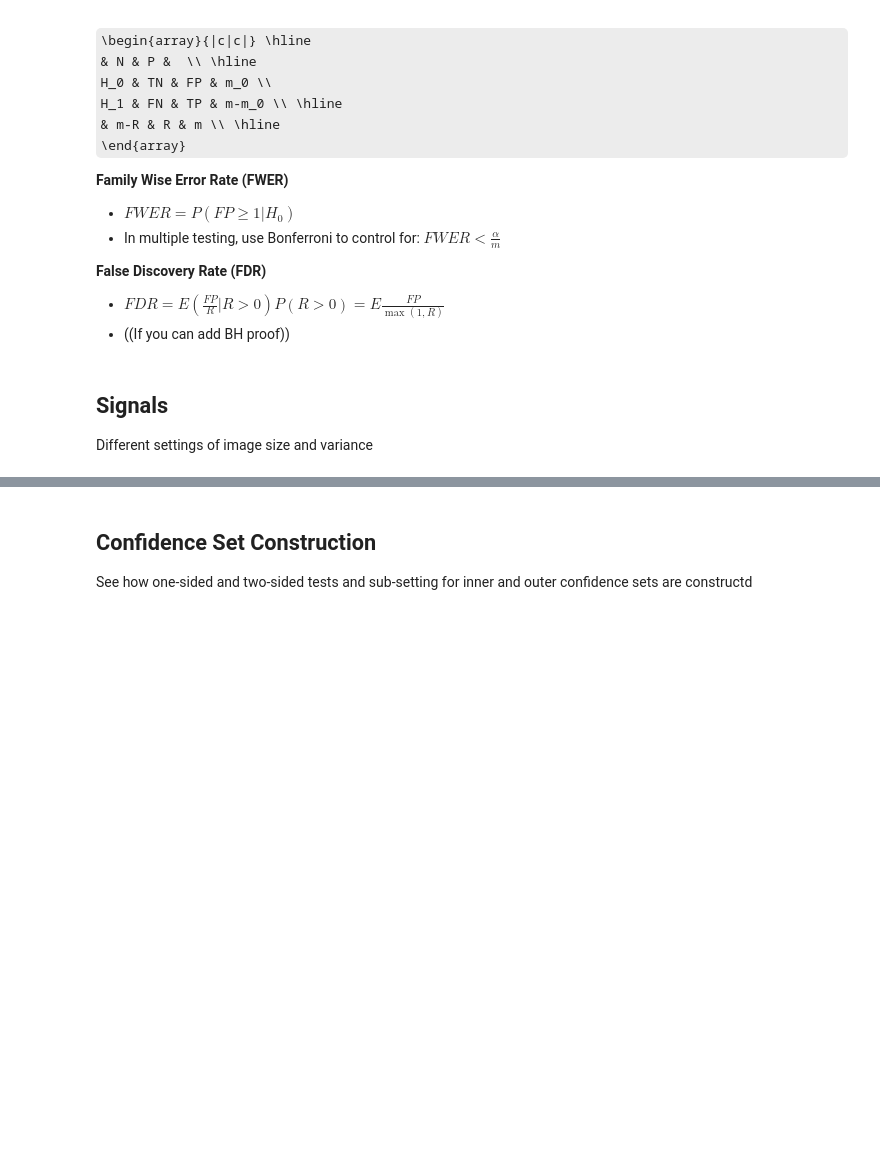
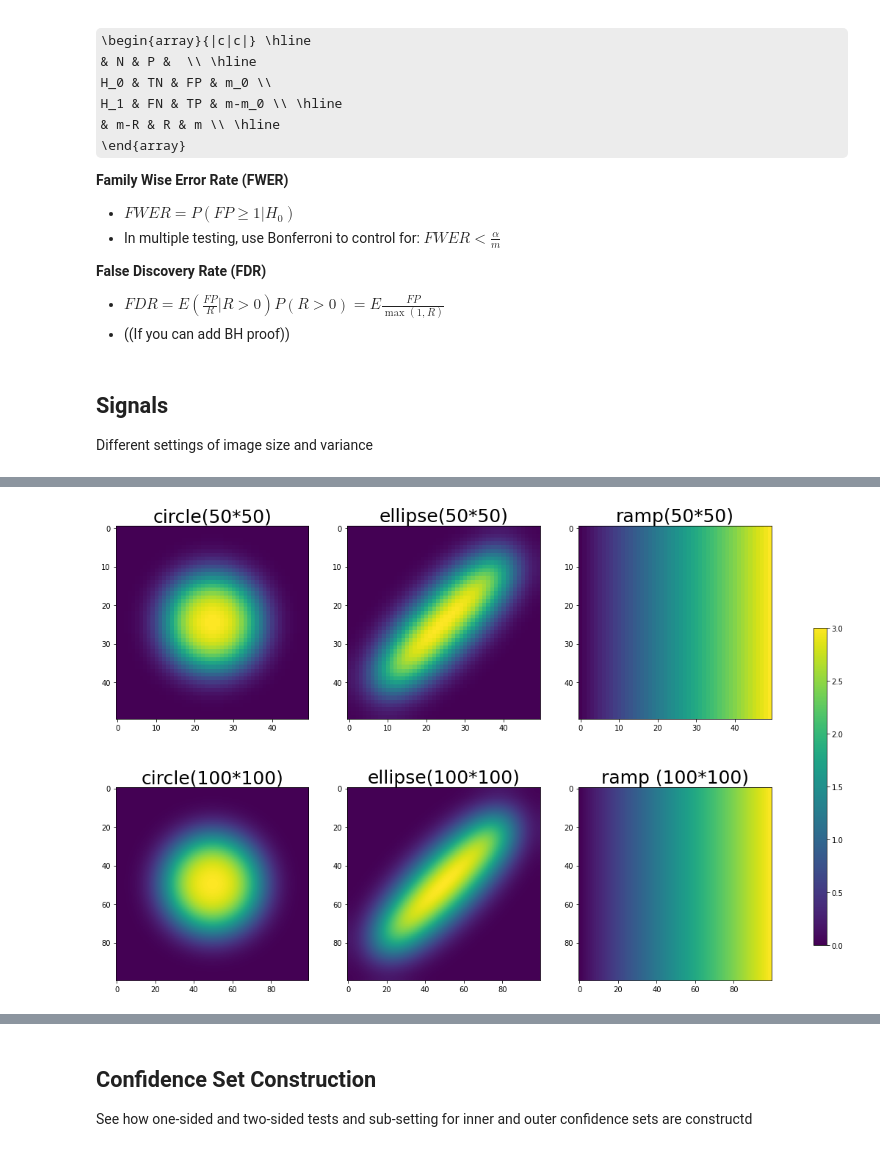
Before and after one commit to HowonRyu/ConfidenceSet, a Jupyter notebook: example/Independent_Studies_2023Winter.ipynb, the cells around one changed output, grey strips where cells are left out. Cells and saved outputs as stored; diff of their text form; code cells hidden in the pictures; some formulas as TeX source; blank space fills up the shorter version.

```diff
--- a/example/Independent_Studies_2023Winter.ipynb
+++ b/example/Independent_Studies_2023Winter.ipynb
@@ -141,0 +70,95 @@ plt.show()
+# %%
+#settings
+dim_100 = (80,100,100)
+dim_50 = (80, 50, 50)
+std = 3
+mag = 3
+r = 0.5
+f50 = 10
+f100 = 10*2
+
+spec_cir_50 = {'a':r, 'b':r, 'std':std,'mag':mag, 'fwhm_noise':0, 'fwhm_signal':f50}
+spec_elp_50 = {'a':r*2, 'b':r*0.5, 'std':std,'mag':mag, 'fwhm_noise':0, 'fwhm_signal':f50}
+spec_ramp_50 = {'direction':1, 'std':std,'mag':(0,3), 'fwhm_noise':0}
+spec_cir_50_smth = {'a':r, 'b':r, 'std':std, 'mag':mag, 'fwhm_noise':3/2, 'fwhm_signal':f50}
+spec_elp_50_smth = {'a':r*2, 'b':r*0.5, 'std':std,'mag':mag, 'fwhm_noise':3/2, 'fwhm_signal':f50}
+spec_ramp_50_smth = {'direction':1, 'std':std, 'mag':(0,3), 'fwhm_noise':3/2}
+
+
+spec_cir_100 = {'a':r, 'b':r, 'std':std,'mag':mag, 'fwhm_noise':0, 'fwhm_signal':f100}
+spec_elp_100 = {'a':r*2, 'b':r*0.5, 'std':std,'mag':mag, 'fwhm_noise':0, 'fwhm_signal':f100}
+spec_ramp_100 = {'direction':1, 'std':std,'mag':(0,3), 'fwhm_noise':0}
+spec_cir_100_smth = {'a':r, 'b':r, 'std':std, 'mag':mag, 'fwhm_noise':3, 'fwhm_signal':f100}
+spec_elp_100_smth = {'a':r*2, 'b':r*0.5, 'std':std,'mag':mag, 'fwhm_noise':3, 'fwhm_signal':f100}
+spec_ramp_100_smth = {'direction':1, 'std':std, 'mag':(0,3), 'fwhm_noise':3}
+
+
+#random field generator
+
+circular_50, mu_circular_50 = gen_2D(dim_50, shape="ellipse", shape_spec=spec_cir_50)
+ellipse_50, mu_ellipse_50 = gen_2D(dim_50, shape="ellipse", shape_spec=spec_elp_50)
+ramp_50, mu_ramp_50 = gen_2D(dim_50, shape="ramp", shape_spec=spec_ramp_50)
+circular_100, mu_circular_100 = gen_2D(dim_100, shape="ellipse", shape_spec=spec_cir_100)
+ellipse_100, mu_ellipse_100 = gen_2D(dim_100, shape="ellipse", shape_spec=spec_elp_100)
+ramp_100, mu_ramp_100 = gen_2D(dim_100, shape="ramp", shape_spec=spec_ramp_100)
+
+
+circular_50_smth, _ = gen_2D(dim_50, shape="ellipse", shape_spec=spec_cir_50_smth)
+ellipse_50_smth, _ = gen_2D(dim_50, shape="ellipse", shape_spec=spec_elp_50_smth)
+ramp_50_smth, _ = gen_2D(dim_50, shape="ramp", shape_spec=spec_ramp_50_smth)
+circular_100_smth, _ = gen_2D(dim_100, shape="ellipse", shape_spec=spec_cir_100_smth)
+ellipse_100_smth, _ = gen_2D(dim_100, shape="ellipse", shape_spec=spec_elp_100_smth)
+ramp_100_smth, _ = gen_2D(dim_100, shape="ramp", shape_spec=spec_ramp_100_smth)
+
+
+
+#plotting
+fig, axs = plt.subplots(2, 3, figsize=(16, 12))
+im = axs[0,0].imshow(mu_circular_50)
+axs[0,0].set_title("circle(50*50)", fontsize = 25)
+#plt.colorbar(im00, ax=axs[0, 0])
+
+im = axs[0,1].imshow(mu_ellipse_50)
+axs[0,1].set_title("ellipse(50*50)", fontsize = 25)
+#plt.colorbar(im01, ax=axs[0, 1])
+
+im = axs[0,2].imshow(mu_ramp_50)
+axs[0,2].set_title("ramp(50*50)", fontsize = 25)
+#plt.colorbar(im02, ax=axs[0, 2])
+
+
+im = axs[1,0].imshow(mu_circular_100)
+axs[1,0].set_title("circle(100*100)", fontsize = 25)
+#plt.colorbar(im00, ax=axs[0, 0])
+
+im = axs[1,1].imshow(mu_ellipse_100)
+axs[1,1].set_title("ellipse(100*100)", fontsize = 25)
+#plt.colorbar(im01, ax=axs[0, 1])
+
+im = axs[1,2].imshow(mu_ramp_100)
+axs[1,2].set_title("ramp (100*100)", fontsize = 25)
+#plt.colorbar(im01, ax=axs[0, 1])
+
+
+cbar_ax = fig.add_axes([0.95, 0.2, 0.015, 0.5])
+fig.colorbar(im, cax=cbar_ax)
+plt.show()
+
+
+
+
+fig, axs = plt.subplots(1, 2, figsize=(10, 7))
+im = axs[0].imshow(circular_100[0,:,:]-mu_circular_100)
+axs[0].set_title("uncorrelated noise", fontsize = 25)
+#plt.colorbar(im00, ax=axs[0, 0])
+
+im = axs[1].imshow(circular_100_smth[0,:,:]-mu_circular_100)
+axs[1].set_title("correlated noise", fontsize = 25)
+#plt.colorbar(im01, ax=axs[0, 1])
+
+
+cbar_ax = fig.add_axes([0.95, 0.25, 0.015, 0.5])
+fig.colorbar(im, cax=cbar_ax)
+plt.show()
+# %% [output]
+[figure, added]
```
Also changed, not shown: parts of 20 cells of this notebook.
